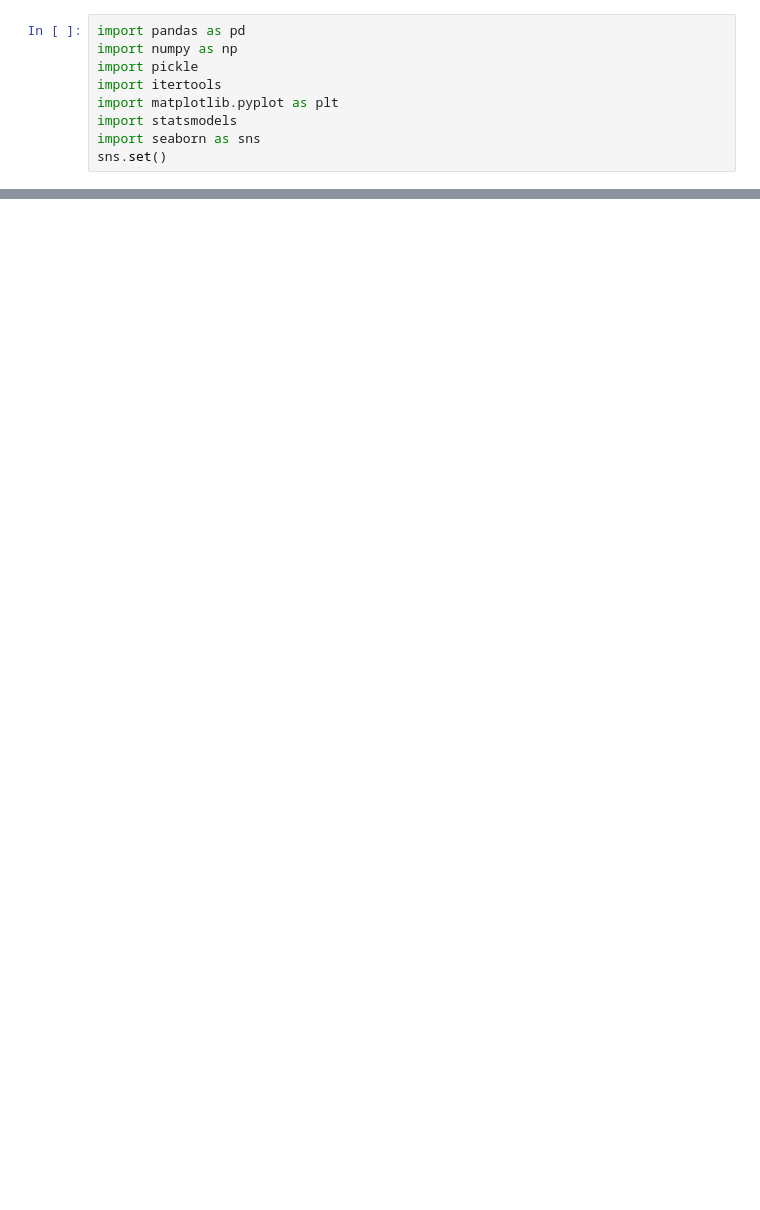
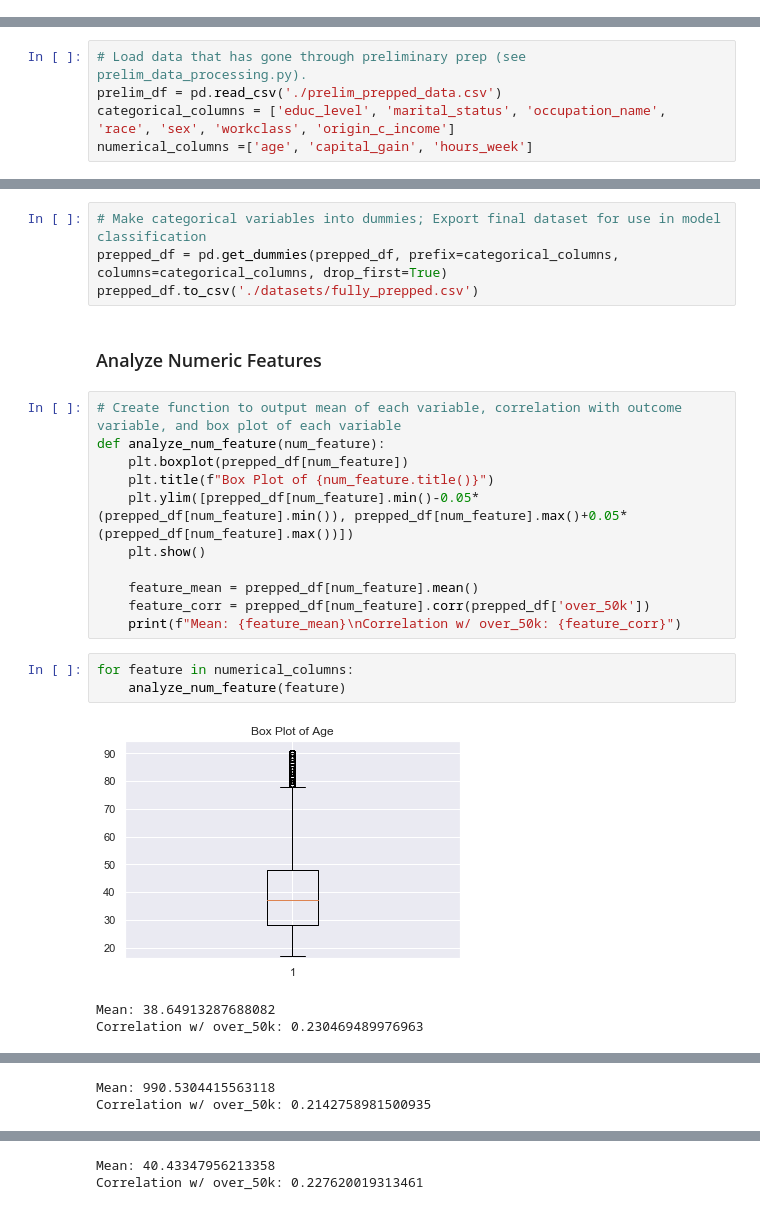
Before and after one commit to davidhen42/data-scientist-exercise01, a Jupyter notebook: data_exploration.ipynb, the cells around one changed output, grey strips where cells are left out. Cells and saved outputs as stored; diff of their text form; blank space fills up the shorter version.

```diff
--- a/data_exploration.ipynb
+++ b/data_exploration.ipynb
@@ -1,9 +0,0 @@
-# %%
-import pandas as pd
-import numpy as np
-import pickle
-import itertools
-import matplotlib.pyplot as plt
-import statsmodels
-import seaborn as sns
-sns.set()
@@ -651,0 +7,5 @@ rfor_grid2.best_params_
+# %%
+# Load data that has gone through preliminary prep (see prelim_data_processing.py).
+prelim_df = pd.read_csv('./prelim_prepped_data.csv')
+categorical_columns = ['educ_level', 'marital_status', 'occupation_name', 'race', 'sex', 'workclass', 'origin_c_income']
+numerical_columns =['age', 'capital_gain', 'hours_week']
@@ -651,0 +113,24 @@ rfor_grid2.best_params_
+# %%
+# Make categorical variables into dummies; Export final dataset for use in model classification
+prepped_df = pd.get_dummies(prepped_df, prefix=categorical_columns, columns=categorical_columns, drop_first=True)
+prepped_df.to_csv('./datasets/fully_prepped.csv')
+# %% [markdown]
+### Analyze Numeric Features
+# %%
+# Create function to output mean of each variable, correlation with outcome variable, and box plot of each variable
+def analyze_num_feature(num_feature):
+    plt.boxplot(prepped_df[num_feature])
+    plt.title(f"Box Plot of {num_feature.title()}")
+    plt.ylim([prepped_df[num_feature].min()-0.05*(prepped_df[num_feature].min()), prepped_df[num_feature].max()+0.05*(prepped_df[num_feature].max())])
+    plt.show()
+
+    feature_mean = prepped_df[num_feature].mean()
+    feature_corr = prepped_df[num_feature].corr(prepped_df['over_50k'])
+    print(f"Mean: {feature_mean}\nCorrelation w/ over_50k: {feature_corr}")
+# %%
+for feature in numerical_columns:
+    analyze_num_feature(feature)
+# %% [output]
+[figure, added]
+Mean: 38.64913287688082
+Correlation w/ over_50k: 0.230469489976963
@@ -651,0 +138,2 @@ rfor_grid2.best_params_
+Mean: 990.5304415563118
+Correlation w/ over_50k: 0.2142758981500935
@@ -651,0 +141,2 @@ rfor_grid2.best_params_
+Mean: 40.43347956213358
+Correlation w/ over_50k: 0.227620019313461
```
Also changed, not shown: parts of 74 cells of this notebook, 22 other files.
